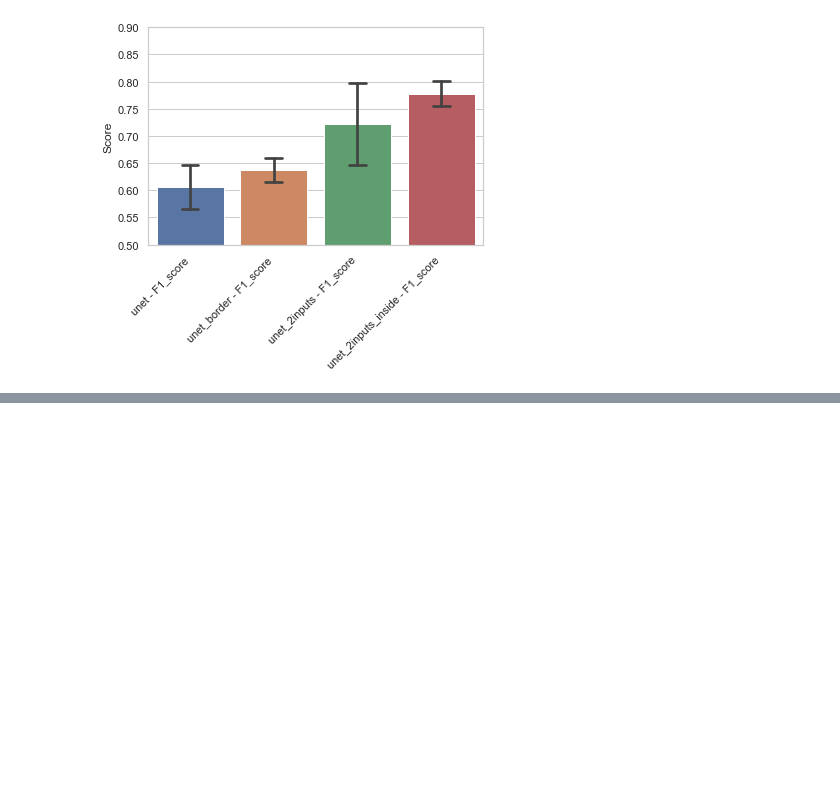
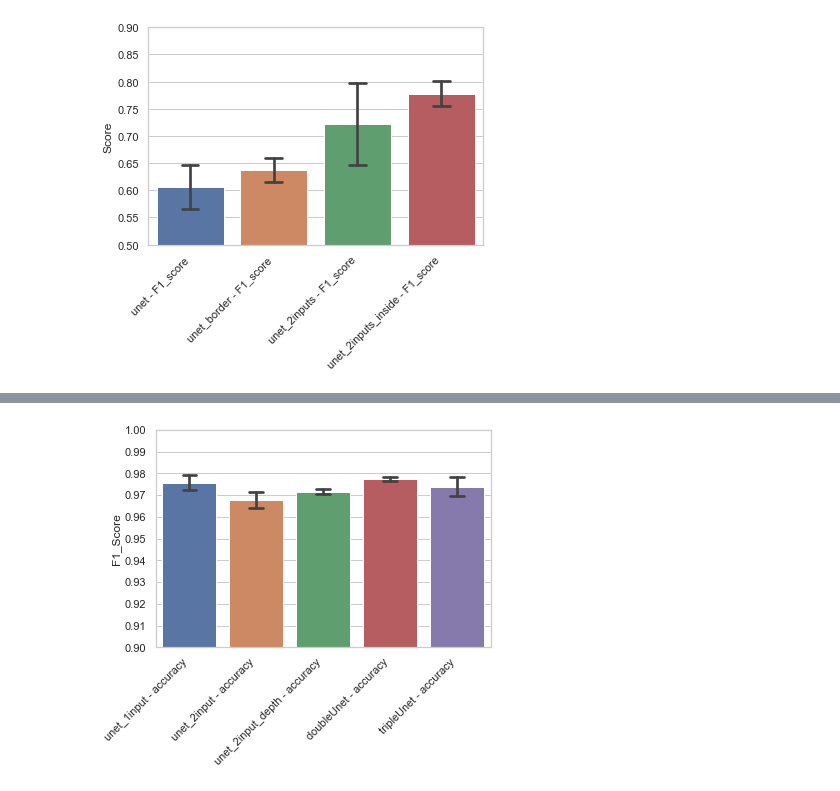
Before and after one commit to stianteien/M_DV_V2022, a Jupyter notebook: unet_detection/compare_unets.ipynb, the cells around one changed output, grey strips where cells are left out. Cells and saved outputs as stored; diff of their text form; code cells hidden in the pictures; blank space fills up the shorter version.

Commit message:
added comapre unet and classes of models

```diff
--- a/unet_detection/compare_unets.ipynb
+++ b/unet_detection/compare_unets.ipynb
@@ -15,6 +15,12 @@ unet_2inputs = np.load("unetmetric_2inputs.npy")
 unet_2input_inside = np.load("unet_2input2.npy")
 sharpunet = np.load("from_orion/sharpunetmetrics.npy")
 multiresnet = np.load("from_orion/multinresunetmetrics.npy")
+
+simple_unet = np.load("from_2inputs/normal_unetmetric.npy")
+simple_2inupt = np.load("from_2inputs/twoinput_unetmetric.npy")
+depth_2input = np.load("from_2inputs/twoinput_depth_unetmetric.npy")
+double_uet = np.load("from_2inputs/doubleunetmetric.npy")
+triple_unet = np.load("from_2inputs/tripleunetmetric.npy")
 # %%
 combs = np.vstack([unet, sharpunet, multiresnet]).T
 metrics_df = pd.DataFrame(combs,
@@ -133,0 +142,15 @@ plt.show()
+# %%
+combs = np.vstack([simple_unet, simple_2inupt, depth_2input, double_uet, triple_unet]).T
+metrics_df = pd.DataFrame(combs,
+             columns=["unet_1input - F1_score",
+                      "unet_1input - accuracy",
+                      "unet_2input - F1_score",
+                      "unet_2input - accuracy",
+                      "unet_2input_depth - F1_score",
+                      "unet_2input_depth - accuracy",
+                      "doubleUnet - F1_score",
+                      "doubleUnet - accuracy",
+                      "tripleUnet - F1_score",
+                      "tripleUnet - accuracy"])
+
+metrics_df
@@ -133,0 +164,20 @@ plt.show()
+# %%
+sns.set_theme(style="whitegrid")
+sns.barplot(data=metrics_df[["unet_1input - accuracy",
+                             "unet_2input - accuracy",
+                             "unet_2input_depth - accuracy",
+                             "doubleUnet - accuracy",
+                             "tripleUnet - accuracy"
+                            ]],
+           capsize=.2,
+           ci='sd')
+
+plt.yticks(np.arange(.7,1.01,0.01))
+plt.ylim(0.9,1)
+plt.xticks(rotation=45, ha="right")
+plt.ylabel("F1_Score")
+
+
+plt.show()
+# %% [output]
+[figure, added]
```
Also changed, not shown: parts of 2 cells of this notebook, 6 other files.
